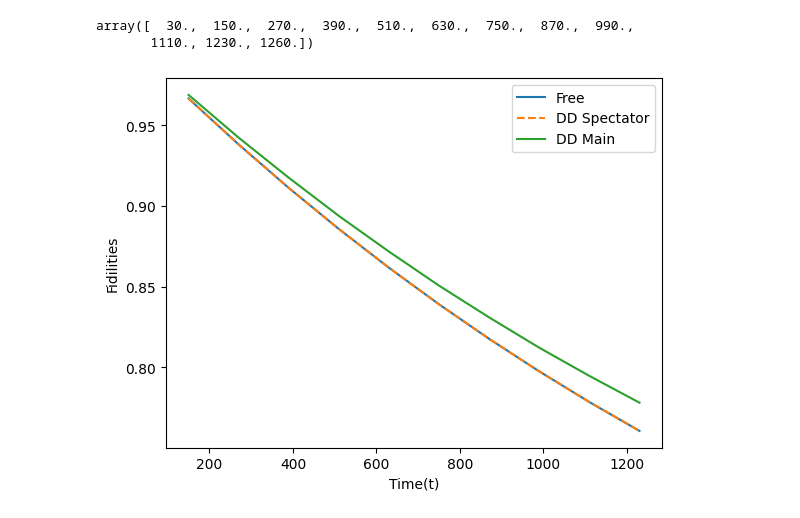
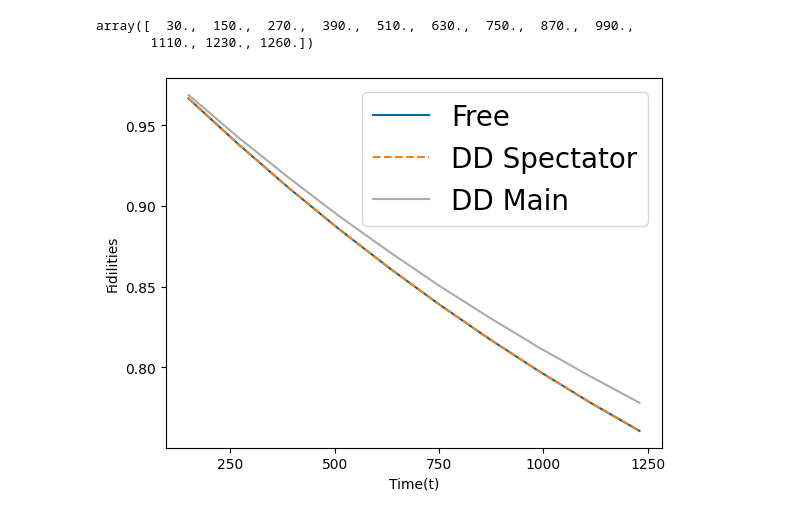
Before and after one commit to Manvi-Agrawal/Lab-ScQubits, a Jupyter notebook: repro/results/redfield/lima/py_h5.ipynb, the cells around one changed output. Drawn from its saved outputs; the diff is of its cells as text; code cells hidden in the pictures.

```diff
--- a/repro/results/redfield/lima/py_h5.ipynb
+++ b/repro/results/redfield/lima/py_h5.ipynb
@@ -34,13 +34,20 @@ tp
 array([  30.,  150.,  270.,  390.,  510.,  630.,  750.,  870.,  990.,
        1110., 1230., 1260.])
 # %%
+import matplotlib.pyplot as plt
+plt.style.use('tableau-colorblind10')
+
 fig, ax = plt.subplots()
+
+plt.rcParams.update({'font.size': 20})
+
+# fig, ax = plt.subplots()
 ax.plot(tp[1:-1], fp, label='Free')
 ax.plot(tds[1:-1], fds, linestyle="dashed", label='DD Spectator')
 ax.plot(tdm[1:-1], fdm, label='DD Main')
 ax.set_xlabel('Time(t)')
 ax.set_ylabel('Fidilities')
 ax.legend()
 plt.show()
 # %% [output]
-[figure, old version]
+[figure, new version]
```
Also changed, not shown: 1 other file.
